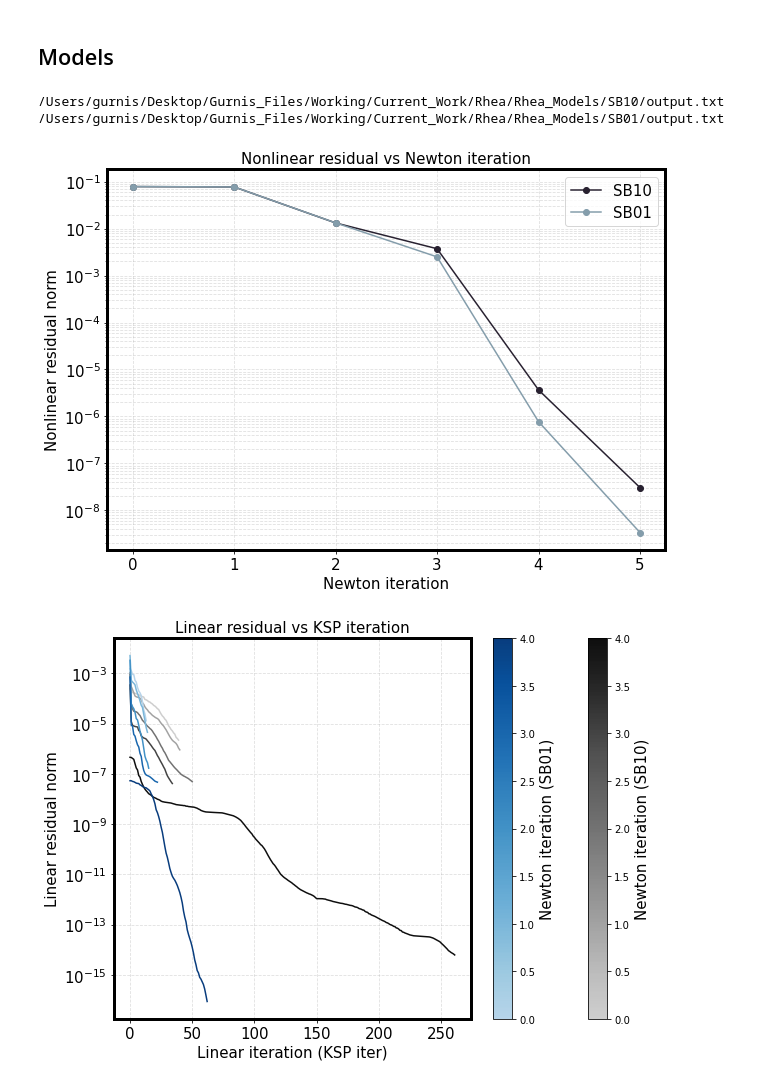
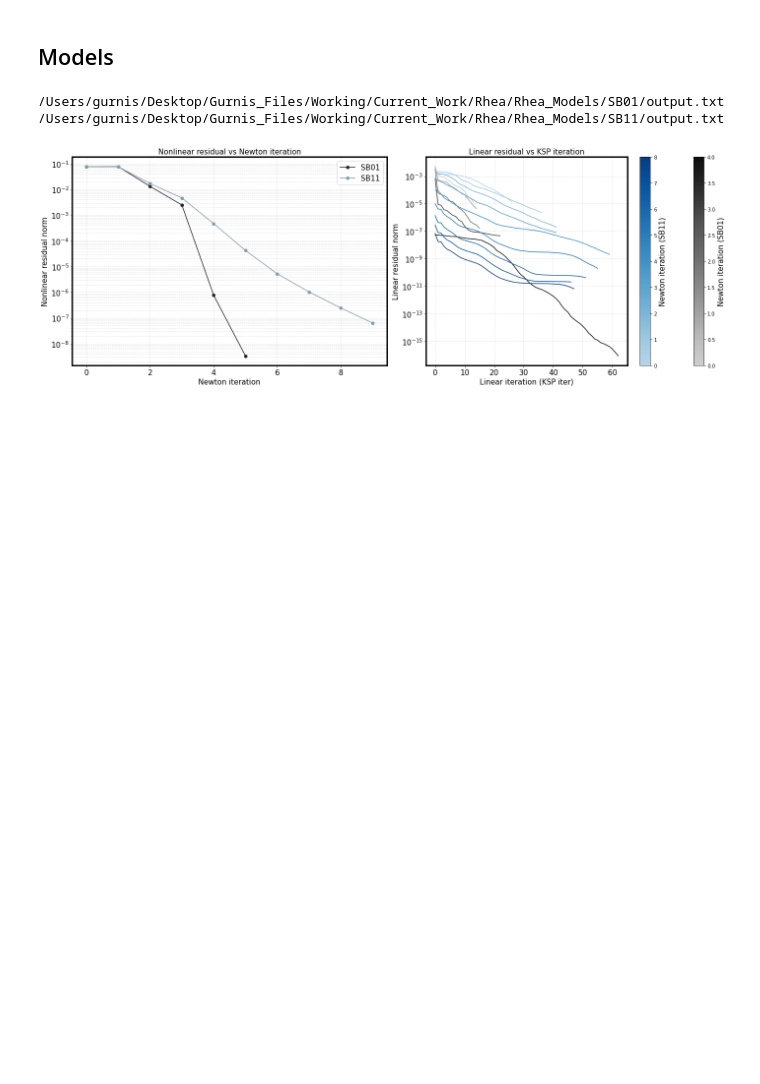
Before and after one commit to mcgurnis/rhea_prepost, a Jupyter notebook: src/Rhea_SolverDiagnose.ipynb, the cells around one changed output. Saved outputs shown, nothing was run; the diff lists cells and outputs as text; code cells hidden in the pictures; blank space fills up the shorter version.

```diff
--- a/src/Rhea_SolverDiagnose.ipynb
+++ b/src/Rhea_SolverDiagnose.ipynb
@@ -71,12 +71,11 @@ colors = ['#282130','#849DAB','#CD5C5C','#35838D',
 # %% [markdown]
 ## Models
 # %%
-models = ['SB10', 'SB01']
+models = ['SB01', 'SB11']
 iter_gap = 1
 cmaps = ['Greys', 'Blues', 'Reds', 'Greens', 'Purples', 'Oranges']
 
-fig3, ax3 = plt.subplots(figsize=(10,7))
-fig4, ax4 = plt.subplots(figsize=(10,7))
+fig, (ax3, ax4) = plt.subplots(1, 2, figsize=(20,7))
 
 for i, model in enumerate(models):
     nl_iter, nl_residual = nonlinear_residual(model)
@@ -89,33 +88,36 @@ for i, model in enumerate(models):
     cmap = mcolors.LinearSegmentedColormap.from_list("trunc", base(np.linspace(0.3,0.95,256)))
     for newton_iter, data in linear.items():
         linear_it, lin_residual = data.T
         color = cmap(norm(newton_iter))
         if newton_iter % iter_gap == 0:
             ax4.semilogy(linear_it, lin_residual, color=color, label=model)
 
     sm = cm.ScalarMappable(norm=norm, cmap=cmap)
     sm.set_array([])
     cbar = plt.colorbar(sm, ax=ax4)
     cbar.set_label(f"Newton iteration ({model})", fontsize=labelsize)
 
 ax3.set_xlabel("Newton iteration",fontsize=labelsize)
 ax3.set_ylabel("Nonlinear residual norm",fontsize=labelsize)
 ax3.set_title("Nonlinear residual vs Newton iteration",fontsize=labelsize)
 ax3.grid(True, which="both", ls="--", alpha=0.4)
 ax3.legend(fontsize=labelsize)
 ax3.tick_params(labelsize=labelsize)
 for axis in ['top','bottom','left','right']:
     ax3.spines[axis].set_linewidth(bwith)
 
 ax4.set_xlabel("Linear iteration (KSP iter)", fontsize=labelsize)
 ax4.set_ylabel("Linear residual norm", fontsize=labelsize)
 ax4.set_title("Linear residual vs KSP iteration", fontsize=labelsize)
 ax4.grid(True, which="both", ls="--", alpha=0.4)
 ax4.tick_params(labelsize=labelsize)
 for axis in ['top','bottom','left','right']:
     ax4.spines[axis].set_linewidth(bwith)
+
+fig.tight_layout()
+pdf_name = "residual_diagnostics_" + "_".join(models) + ".pdf"
+fig.savefig(os.path.join(PATH_LOG, pdf_name), bbox_inches="tight")
 # %% [output]
-/Users/gurnis/Desktop/Gurnis_Files/Working/Current_Work/Rhea/Rhea_Models/SB10/output.txt
 /Users/gurnis/Desktop/Gurnis_Files/Working/Current_Work/Rhea/Rhea_Models/SB01/output.txt
+/Users/gurnis/Desktop/Gurnis_Files/Working/Current_Work/Rhea/Rhea_Models/SB11/output.txt
-[figure, old version]
+[figure, new version]
-[figure, removed]
```
